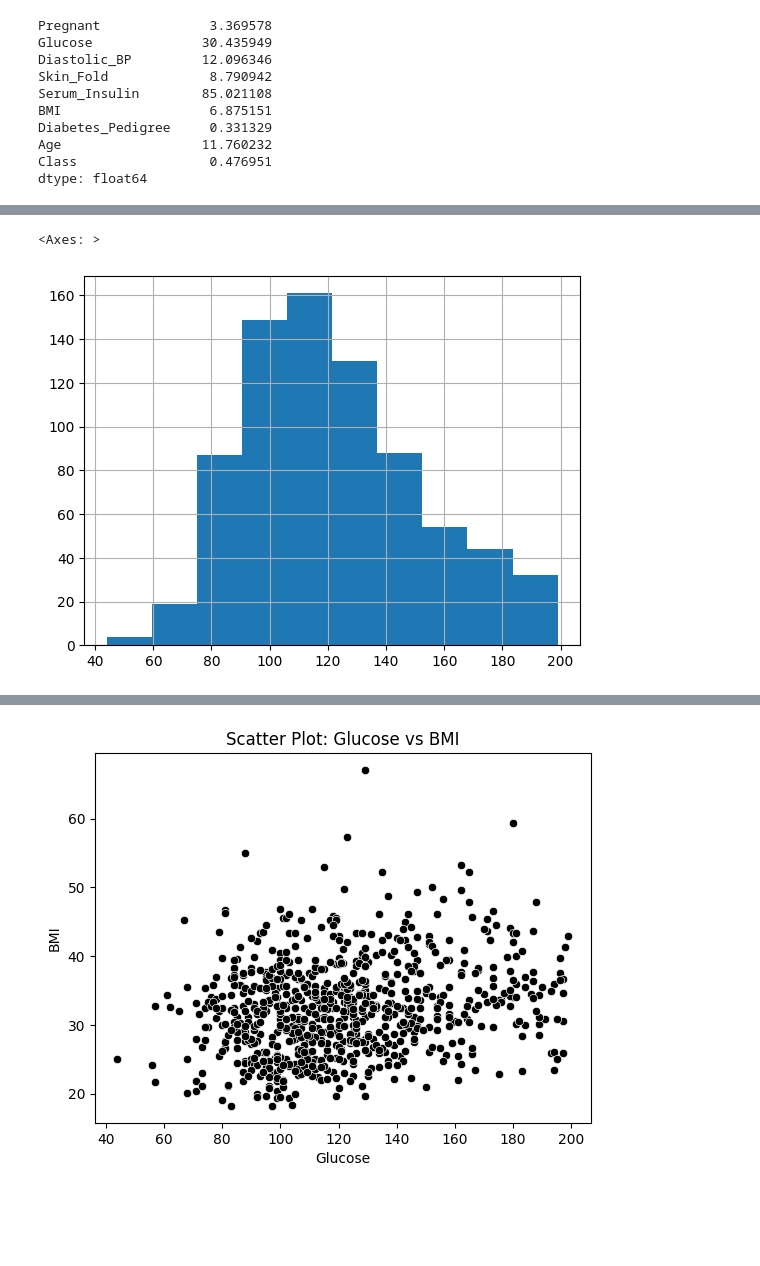
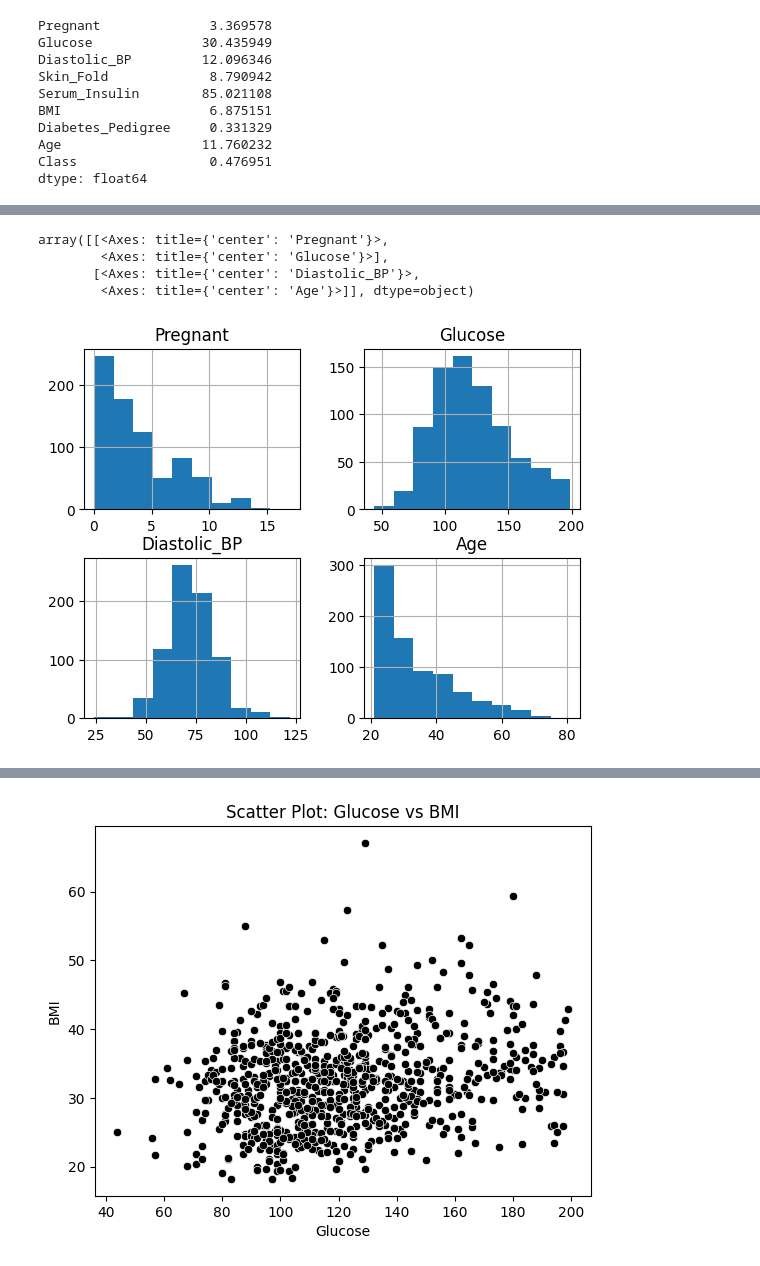
Before and after one commit to NGIYEG/Scientific-Computing, a Jupyter notebook: pandas_into/pandas_assignment.ipynb, the cells around one changed output, grey strips where cells are left out. Cells and saved outputs as stored; diff of their text form; code cells hidden in the pictures; blank space fills up the shorter version.

```diff
--- a/pandas_into/pandas_assignment.ipynb
+++ b/pandas_into/pandas_assignment.ipynb
@@ -183,6 +177,9 @@ dataw['Pregnant'].hist()
-# %%
-# Pregnant column data visulization
-dataw['Glucose'].hist()
-# %% [output]
-<Axes: >
-[figure, removed]
+# %%
+# Selecting multiple columns of the dataset and visualizing their data using a histogram
+dataw[['Pregnant', 'Glucose', 'Diastolic_BP',"Age"]].hist()
+# %% [output]
+array([[<Axes: title={'center': 'Pregnant'}>,
+        <Axes: title={'center': 'Glucose'}>],
+       [<Axes: title={'center': 'Diastolic_BP'}>,
+        <Axes: title={'center': 'Age'}>]], dtype=object)
+[figure, added]
```
Also changed, not shown: parts of 2 cells of this notebook.
